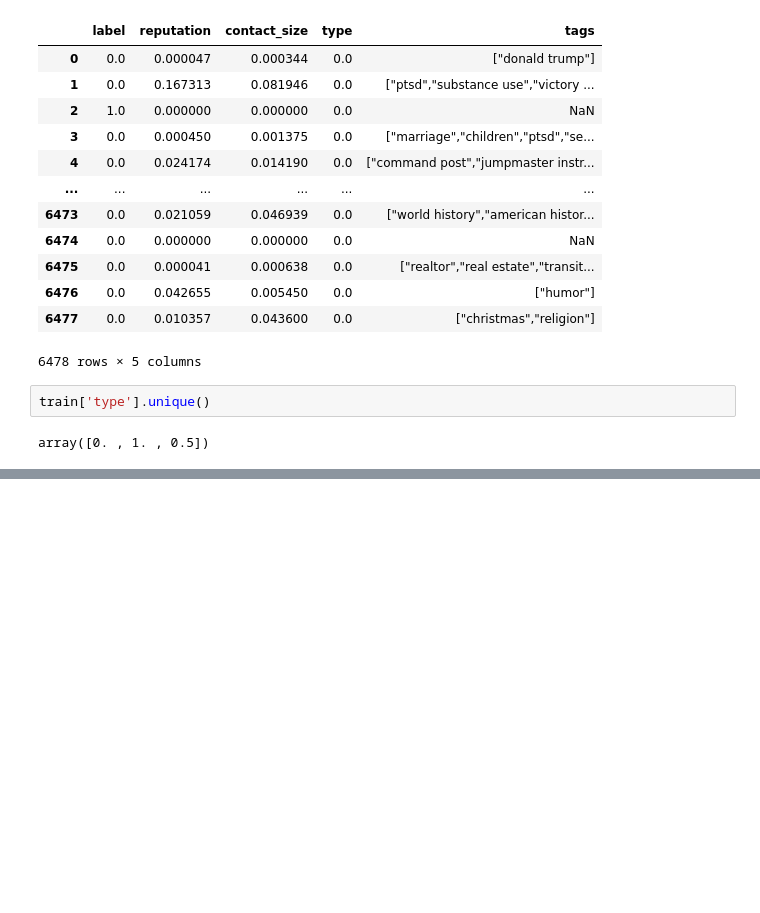
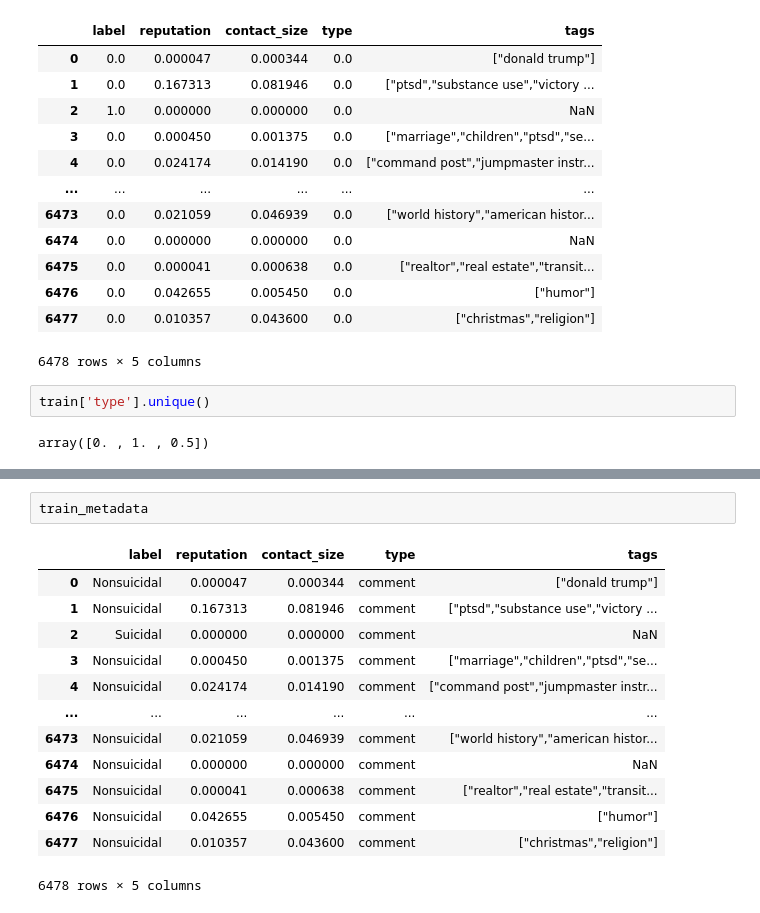
Before and after one commit to danielmlow/rallypoint_suicide_detection, a Jupyter notebook: metadata_stats.ipynb, the cells around one changed output, grey strips where cells are left out. Saved outputs shown, nothing was run; the diff lists cells and outputs as text; blank space fills up the shorter version.

```diff
--- a/metadata_stats.ipynb
+++ b/metadata_stats.ipynb
@@ -100,0 +208,16 @@ Name: contact_size, dtype: object
+# %%
+train_metadata
+# %% [output]
+|  | label | reputation | contact_size | type | tags |
+| 0 | Nonsuicidal | 0.000047 | 0.000344 | comment | ["donald trump"] |
+| 1 | Nonsuicidal | 0.167313 | 0.081946 | comment | ["ptsd","substance use","victory ... |
+| 2 | Suicidal | 0.000000 | 0.000000 | comment | NaN |
+| 3 | Nonsuicidal | 0.000450 | 0.001375 | comment | ["marriage","children","ptsd","se... |
+| 4 | Nonsuicidal | 0.024174 | 0.014190 | comment | ["command post","jumpmaster instr... |
+| ... | ... | ... | ... | ... | ... |
+| 6473 | Nonsuicidal | 0.021059 | 0.046939 | comment | ["world history","american histor... |
+| 6474 | Nonsuicidal | 0.000000 | 0.000000 | comment | NaN |
+| 6475 | Nonsuicidal | 0.000041 | 0.000638 | comment | ["realtor","real estate","transit... |
+| 6476 | Nonsuicidal | 0.042655 | 0.005450 | comment | ["humor"] |
+| 6477 | Nonsuicidal | 0.010357 | 0.043600 | comment | ["christmas","religion"] |
+6478 rows × 5 columns
```
Also changed, not shown: parts of 15 cells of this notebook, 2 other files.
